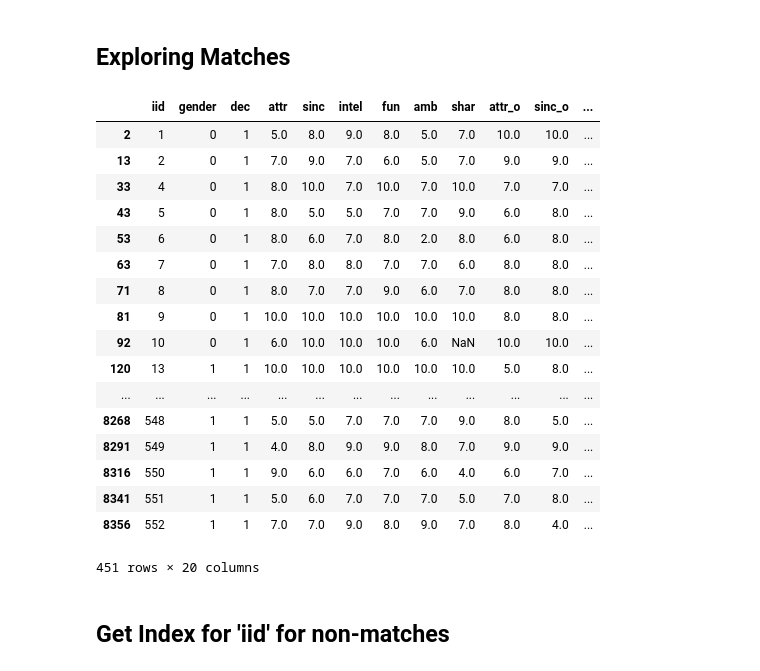
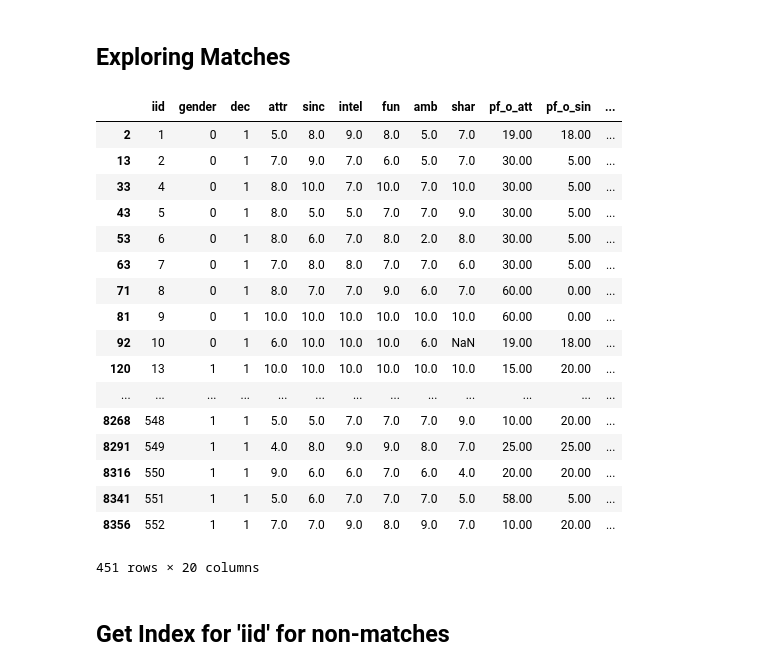
Before and after one commit to fiatveritas/Portfolio, a Jupyter notebook: Udacity_Project_5_Capstone/Love_At_First_Sight.ipynb, the cells around one changed output. Drawn from its saved outputs; the diff is of its cells as text; code cells hidden in the pictures.

```diff
--- a/Udacity_Project_5_Capstone/Love_At_First_Sight.ipynb
+++ b/Udacity_Project_5_Capstone/Love_At_First_Sight.ipynb
@@ -68,25 +70,25 @@ people_matched.drop_duplicates(subset = 'iid', keep = 'first', inplace = True)
 # %% [markdown]
 <h2>Exploring Matches</h2>
 # %%
-people_matched[['iid', 'gender', 'dec'] + fc.non_matches_decision_investigation + ['dec_o', 'pid', 'goal', 'int_corr', 'match']]
+people_matched[['iid', 'gender', 'dec'] + fc.features_of_attraction + fc.preferences_of_attraction + ['dec_o', 'pid', 'goal', 'int_corr', 'match']]
 # %% [output]
-|  | iid | gender | dec | attr | sinc | intel | fun | amb | shar | attr_o | sinc_o | ... |
-| 2 | 1 | 0 | 1 | 5.0 | 8.0 | 9.0 | 8.0 | 5.0 | 7.0 | 10.0 | 10.0 | ... |
-| 13 | 2 | 0 | 1 | 7.0 | 9.0 | 7.0 | 6.0 | 5.0 | 7.0 | 9.0 | 9.0 | ... |
-| 33 | 4 | 0 | 1 | 8.0 | 10.0 | 7.0 | 10.0 | 7.0 | 10.0 | 7.0 | 7.0 | ... |
-| 43 | 5 | 0 | 1 | 8.0 | 5.0 | 5.0 | 7.0 | 7.0 | 9.0 | 6.0 | 8.0 | ... |
-| 53 | 6 | 0 | 1 | 8.0 | 6.0 | 7.0 | 8.0 | 2.0 | 8.0 | 6.0 | 8.0 | ... |
-| 63 | 7 | 0 | 1 | 7.0 | 8.0 | 8.0 | 7.0 | 7.0 | 6.0 | 8.0 | 8.0 | ... |
-| 71 | 8 | 0 | 1 | 8.0 | 7.0 | 7.0 | 9.0 | 6.0 | 7.0 | 8.0 | 8.0 | ... |
-| 81 | 9 | 0 | 1 | 10.0 | 10.0 | 10.0 | 10.0 | 10.0 | 10.0 | 8.0 | 8.0 | ... |
-| 92 | 10 | 0 | 1 | 6.0 | 10.0 | 10.0 | 10.0 | 6.0 | NaN | 10.0 | 10.0 | ... |
-| 120 | 13 | 1 | 1 | 10.0 | 10.0 | 10.0 | 10.0 | 10.0 | 10.0 | 5.0 | 8.0 | ... |
+|  | iid | gender | dec | attr | sinc | intel | fun | amb | shar | pf_o_att | pf_o_sin | ... |
+| 2 | 1 | 0 | 1 | 5.0 | 8.0 | 9.0 | 8.0 | 5.0 | 7.0 | 19.00 | 18.00 | ... |
+| 13 | 2 | 0 | 1 | 7.0 | 9.0 | 7.0 | 6.0 | 5.0 | 7.0 | 30.00 | 5.00 | ... |
+| 33 | 4 | 0 | 1 | 8.0 | 10.0 | 7.0 | 10.0 | 7.0 | 10.0 | 30.00 | 5.00 | ... |
+| 43 | 5 | 0 | 1 | 8.0 | 5.0 | 5.0 | 7.0 | 7.0 | 9.0 | 30.00 | 5.00 | ... |
+| 53 | 6 | 0 | 1 | 8.0 | 6.0 | 7.0 | 8.0 | 2.0 | 8.0 | 30.00 | 5.00 | ... |
+| 63 | 7 | 0 | 1 | 7.0 | 8.0 | 8.0 | 7.0 | 7.0 | 6.0 | 30.00 | 5.00 | ... |
+| 71 | 8 | 0 | 1 | 8.0 | 7.0 | 7.0 | 9.0 | 6.0 | 7.0 | 60.00 | 0.00 | ... |
+| 81 | 9 | 0 | 1 | 10.0 | 10.0 | 10.0 | 10.0 | 10.0 | 10.0 | 60.00 | 0.00 | ... |
+| 92 | 10 | 0 | 1 | 6.0 | 10.0 | 10.0 | 10.0 | 6.0 | NaN | 19.00 | 18.00 | ... |
+| 120 | 13 | 1 | 1 | 10.0 | 10.0 | 10.0 | 10.0 | 10.0 | 10.0 | 15.00 | 20.00 | ... |
 | ... | ... | ... | ... | ... | ... | ... | ... | ... | ... | ... | ... | ... |
-| 8268 | 548 | 1 | 1 | 5.0 | 5.0 | 7.0 | 7.0 | 7.0 | 9.0 | 8.0 | 5.0 | ... |
-| 8291 | 549 | 1 | 1 | 4.0 | 8.0 | 9.0 | 9.0 | 8.0 | 7.0 | 9.0 | 9.0 | ... |
-| 8316 | 550 | 1 | 1 | 9.0 | 6.0 | 6.0 | 7.0 | 6.0 | 4.0 | 6.0 | 7.0 | ... |
-| 8341 | 551 | 1 | 1 | 5.0 | 6.0 | 7.0 | 7.0 | 7.0 | 5.0 | 7.0 | 8.0 | ... |
-| 8356 | 552 | 1 | 1 | 7.0 | 7.0 | 9.0 | 8.0 | 9.0 | 7.0 | 8.0 | 4.0 | ... |
+| 8268 | 548 | 1 | 1 | 5.0 | 5.0 | 7.0 | 7.0 | 7.0 | 9.0 | 10.00 | 20.00 | ... |
+| 8291 | 549 | 1 | 1 | 4.0 | 8.0 | 9.0 | 9.0 | 8.0 | 7.0 | 25.00 | 25.00 | ... |
+| 8316 | 550 | 1 | 1 | 9.0 | 6.0 | 6.0 | 7.0 | 6.0 | 4.0 | 20.00 | 20.00 | ... |
+| 8341 | 551 | 1 | 1 | 5.0 | 6.0 | 7.0 | 7.0 | 7.0 | 5.0 | 58.00 | 5.00 | ... |
+| 8356 | 552 | 1 | 1 | 7.0 | 7.0 | 9.0 | 8.0 | 9.0 | 7.0 | 10.00 | 20.00 | ... |
 451 rows × 20 columns
 # %% [markdown]
 <h2>Get Index for 'iid' for non-matches</h2>
```
Also changed, not shown: parts of 3 cells of this notebook, 2 other files.
